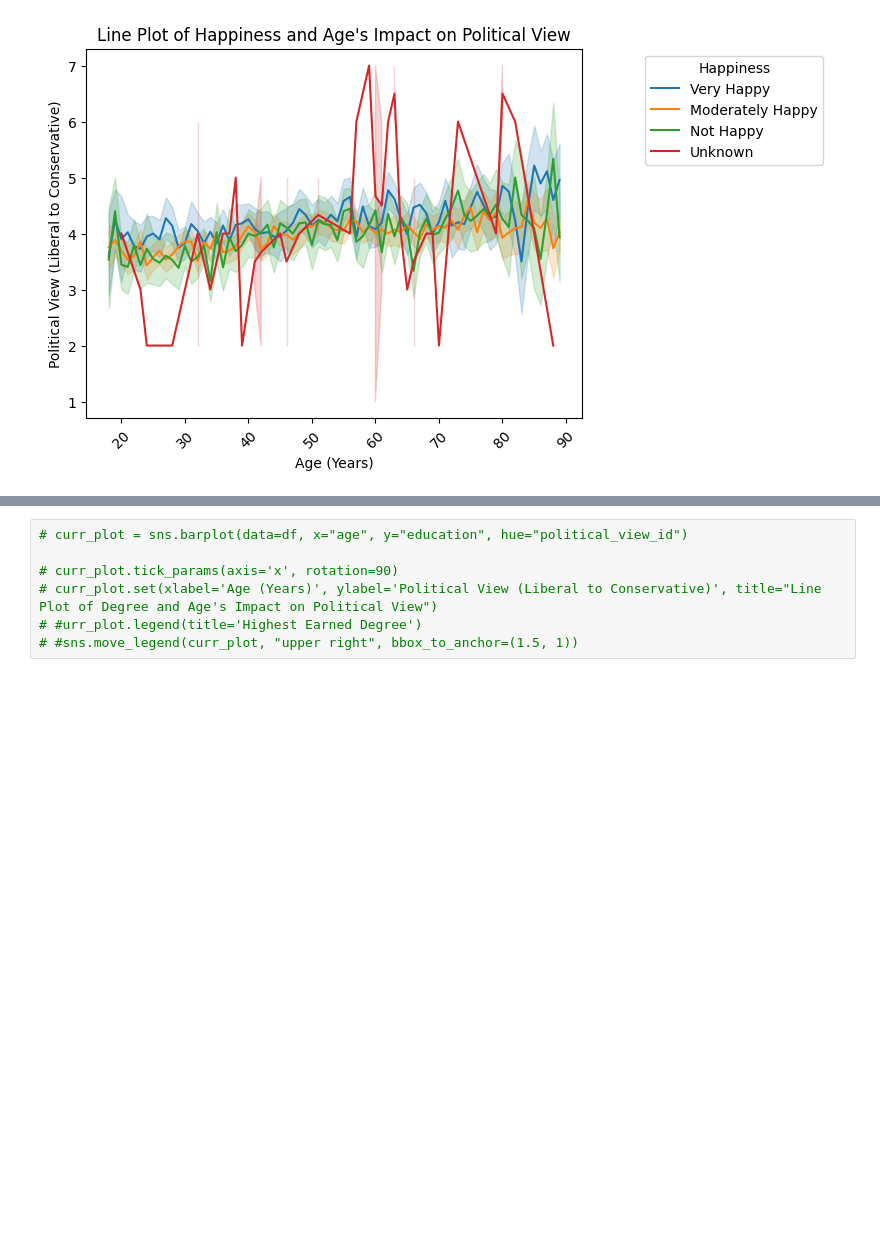
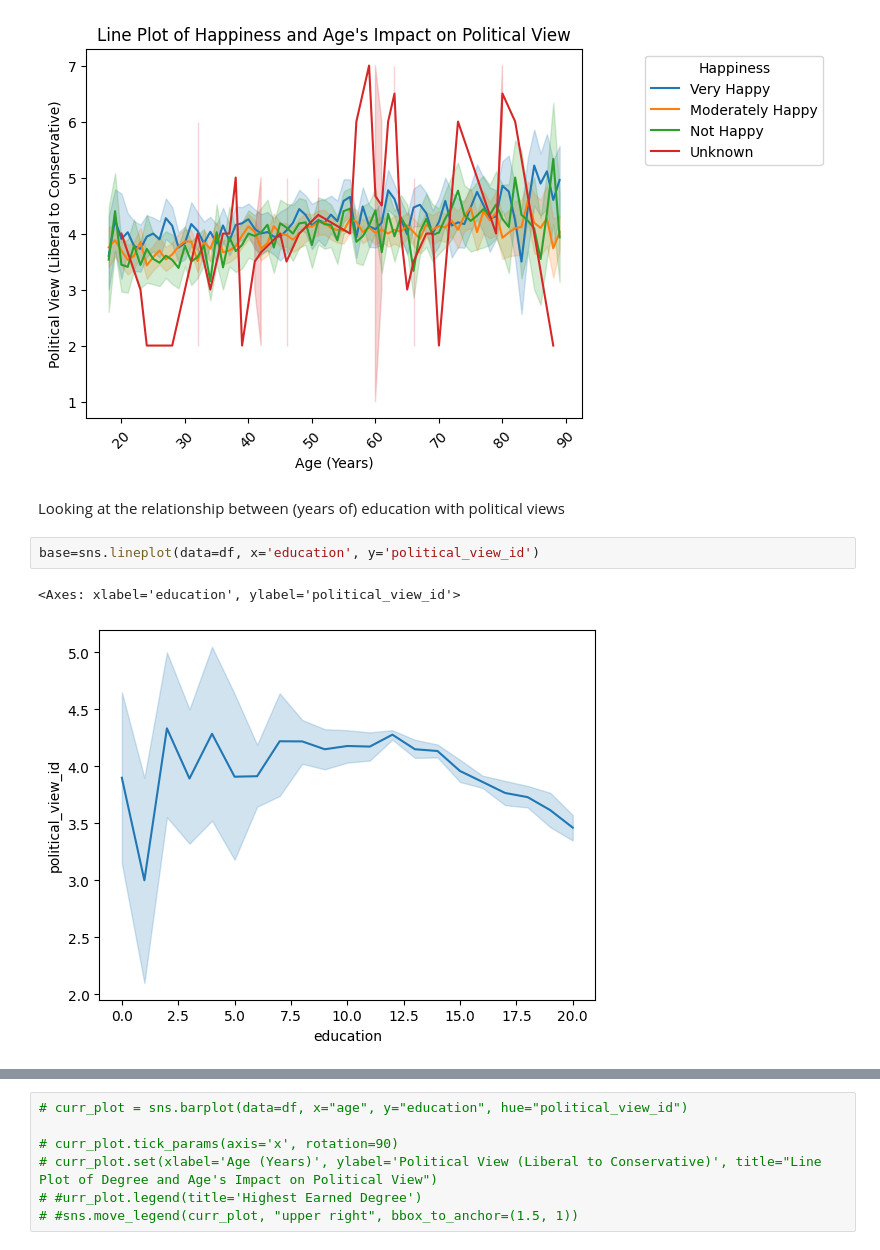
Before and after one commit to gaboojie/project_gss, a Jupyter notebook: GSS_Project1.ipynb, the cells around one changed output, grey strips where cells are left out. Saved outputs shown, nothing was run; the diff lists cells and outputs as text; blank space fills up the shorter version.

Commit message:
looking at relationships between chosen independent variables

```diff
--- a/GSS_Project1.ipynb
+++ b/GSS_Project1.ipynb
@@ -207,3 +230,10 @@ curr_plot.legend(title='Happiness')
 sns.move_legend(curr_plot, "upper right", bbox_to_anchor=(1.5, 1))
 # %% [output]
 [figure]
+# %% [markdown]
+Looking at the relationship between (years of) education with political views
+# %%
+base=sns.lineplot(data=df, x='education', y='political_view_id')
+# %% [output]
+<Axes: xlabel='education', ylabel='political_view_id'>
+[figure, added]
```
Also changed, not shown: parts of 23 cells of this notebook.
